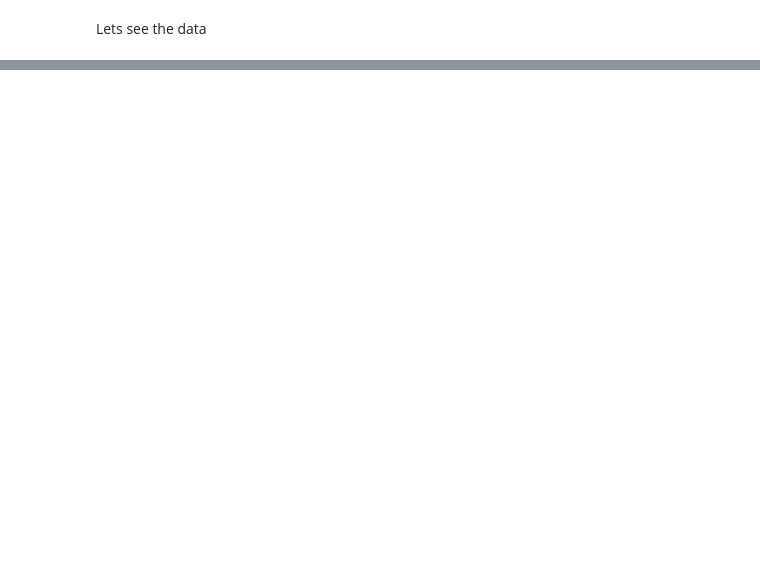
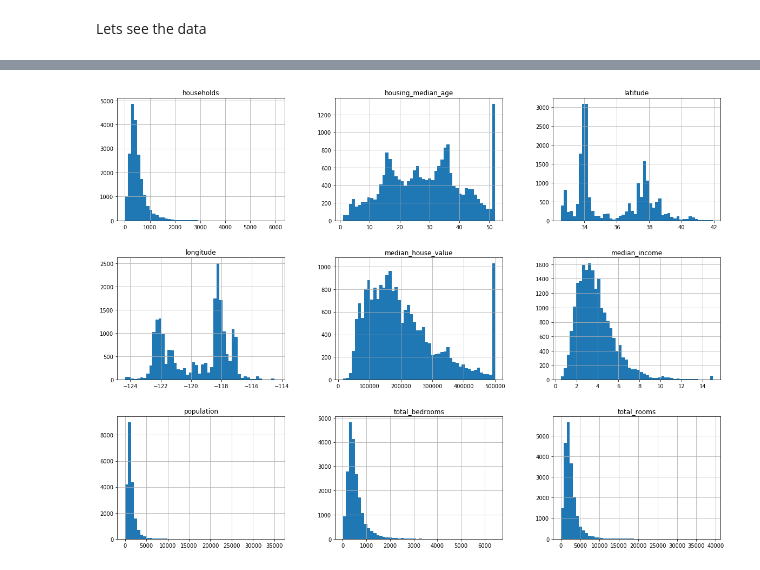
Before and after one commit to Tumetsu/hands-on-machine-learning-exercises, a Jupyter notebook: Housing.ipynb, the cells around one changed output, grey strips where cells are left out. Cells and saved outputs as stored; diff of their text form; code cells hidden in the pictures; blank space fills up the shorter version.

```diff
--- a/Housing.ipynb
+++ b/Housing.ipynb
@@ -37,0 +79,6 @@ housing.head()
+# %%
+import matplotlib.pyplot as plt
+housing.hist(bins=50, figsize=(20,15))
+plt.show()
+# %% [output]
+[figure, added]
```
Also changed, not shown: parts of 9 cells of this notebook.
